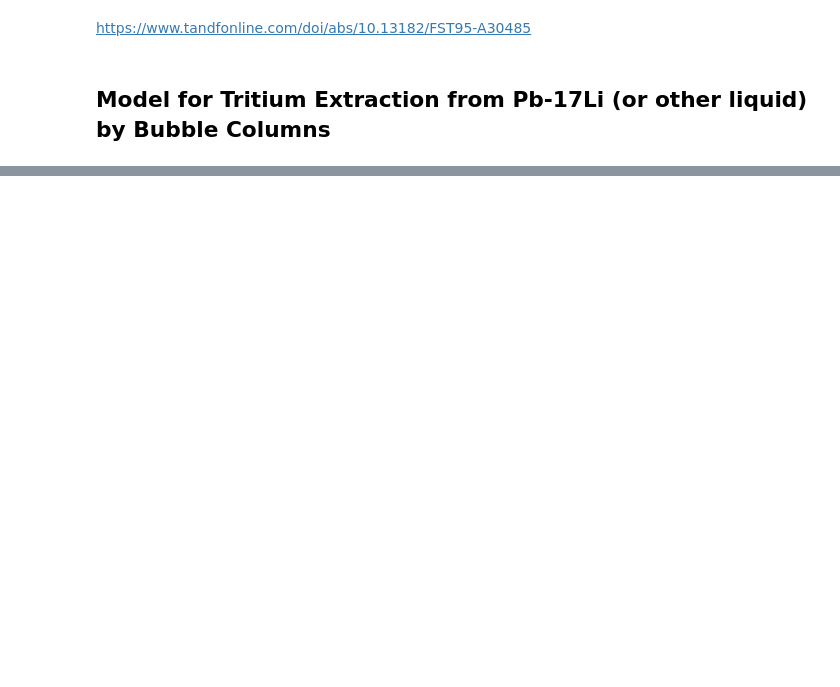
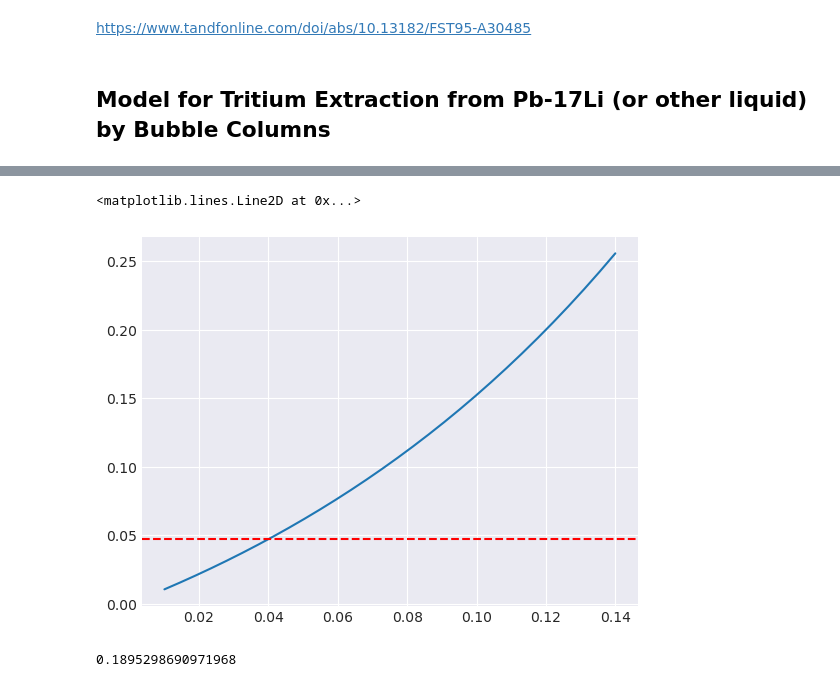
Before and after one commit to rossmacdonald98/BubbleColumnGLC, a Jupyter notebook: bubble_col_glc.ipynb, the cells around one changed output, grey strips where cells are left out. Saved outputs shown, nothing was run; the diff lists cells and outputs as text; code cells hidden in the pictures; blank space fills up the shorter version.

```diff
--- a/bubble_col_glc.ipynb
+++ b/bubble_col_glc.ipynb
@@ -428,0 +426,13 @@ fig3.tight_layout()
+# %%
+epsilons = np.linspace(0.01, 0.14, 30)
+plt.plot(epsilons, epsilons/(1-epsilons)**4)
+plt.axhline(y=C, color='r', linestyle='--')
+# %% [output]
+<matplotlib.lines.Line2D at 0x...>
+[figure, added]
+# %%
+Q_g = u_g0 * A  # Recalculate Q_g based on specified u_g0
+Flow_g = Q_g * P_0 / (R * T)  # mol/s, Gas molar flow rate
+Flow_g
+# %% [output]
+0.1895298690971968
```
Also changed, not shown: parts of 2 cells of this notebook.
